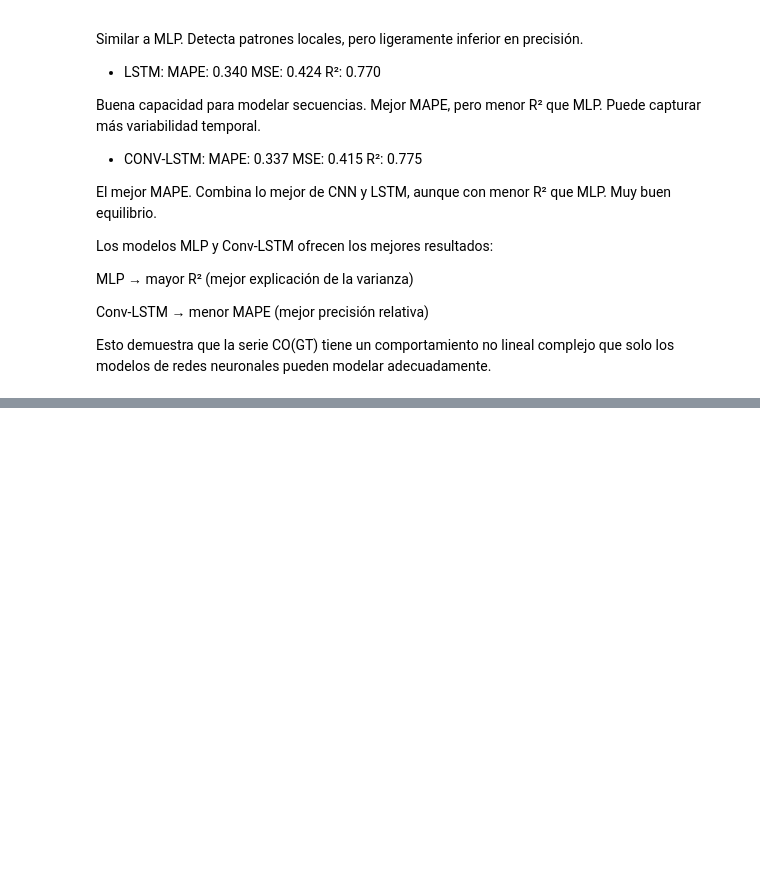
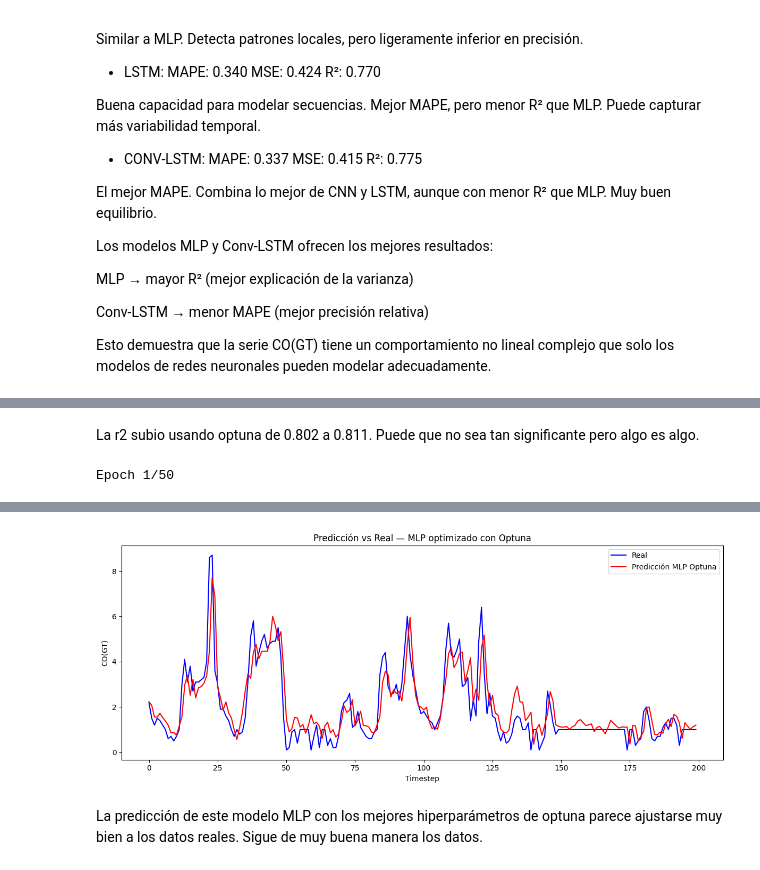
Before and after one commit to Maria-Paula-PR/Air_Quality_Pred_Clas, a Jupyter notebook: UNIVARIADO.ipynb, the cells around one changed output, grey strips where cells are left out. Saved outputs shown, nothing was run; the diff lists cells and outputs as text; code cells hidden in the pictures; blank space fills up the shorter version.

Commit message:
modelos neuronales listos

```diff
--- a/UNIVARIADO.ipynb
+++ b/UNIVARIADO.ipynb
@@ -515,0 +572,9 @@ Esto demuestra que la serie CO(GT) tiene un comportamiento no lineal complejo qu
+# %%
+# Ejecutar la optimización
+study = optuna.create_study(direction='maximize')
+study.optimize(objective, n_trials=30)
+
+# Mostrar el mejor resultado
+print("Mejores hiperparámetros:")
+print(study.best_params)
+print(f"Mejor R²: {study.best_value:.3f}")
@@ -515,0 +595,54 @@ Esto demuestra que la serie CO(GT) tiene un comportamiento no lineal complejo qu
+# %% [markdown]
+La r2 subio usando optuna de 0.802 a 0.811. Puede que no sea tan significante pero algo es algo.
+# %%
+#modelo con los mejores hipermarámetros
+params = study.best_params
+n_layers = params['n_layers']
+units = [params[f'n_units_l{i}'] for i in range(n_layers)]
+activation = params['activation']
+lr = params['lr']
+batch_size = params['batch_size']
+
+# Modelo óptimo
+best_model = Sequential()
+best_model.add(Dense(units[0], activation=activation, input_shape=(window_size,)))
+for u in units[1:]:
+    best_model.add(Dense(u, activation=activation))
+best_model.add(Dense(1))
+best_model.compile(optimizer=Adam(learning_rate=lr), loss='mse')
+
+# Entrenar de nuevo con mejores hiperparámetros
+from tensorflow.keras.callbacks import EarlyStopping
+early_stop = EarlyStopping(monitor='val_loss', patience=5, restore_best_weights=True)
+
+best_model.fit(
+    X_train, y_train,
+    validation_split=0.2,
+    epochs=50,
+    batch_size=batch_size,
+    callbacks=[early_stop],
+    verbose=1
+)
+
+# Predecir
+y_pred = best_model.predict(X_test)
+
+# Invertir escala
+y_test_inv = scaler.inverse_transform(y_test.reshape(-1,1)).flatten()
+y_pred_inv = scaler.inverse_transform(y_pred).flatten()
+
+# Gráfica de comparación
+import matplotlib.pyplot as plt
+
+n = 200  # mostrar primeros 200 puntos
+plt.figure(figsize=(12, 5))
+plt.plot(y_test_inv[:n], label='Real', color='blue')
+plt.plot(y_pred_inv[:n], label='Predicción MLP Optuna', color='red')
+plt.title('Predicción vs Real — MLP optimizado con Optuna')
+plt.xlabel('Timestep')
+plt.ylabel('CO(GT)')
+plt.legend()
+plt.tight_layout()
+plt.show()
+# %% [output]
+Epoch 1/50
@@ -515,0 +663,3 @@ Esto demuestra que la serie CO(GT) tiene un comportamiento no lineal complejo qu
+[figure, added]
+# %% [markdown]
+La predicción de este modelo MLP con los mejores hiperparámetros de optuna parece ajustarse muy bien a los datos reales. Sigue de muy buena manera los datos.
```
Also changed, not shown: parts of 6 cells of this notebook, 1 other file.
